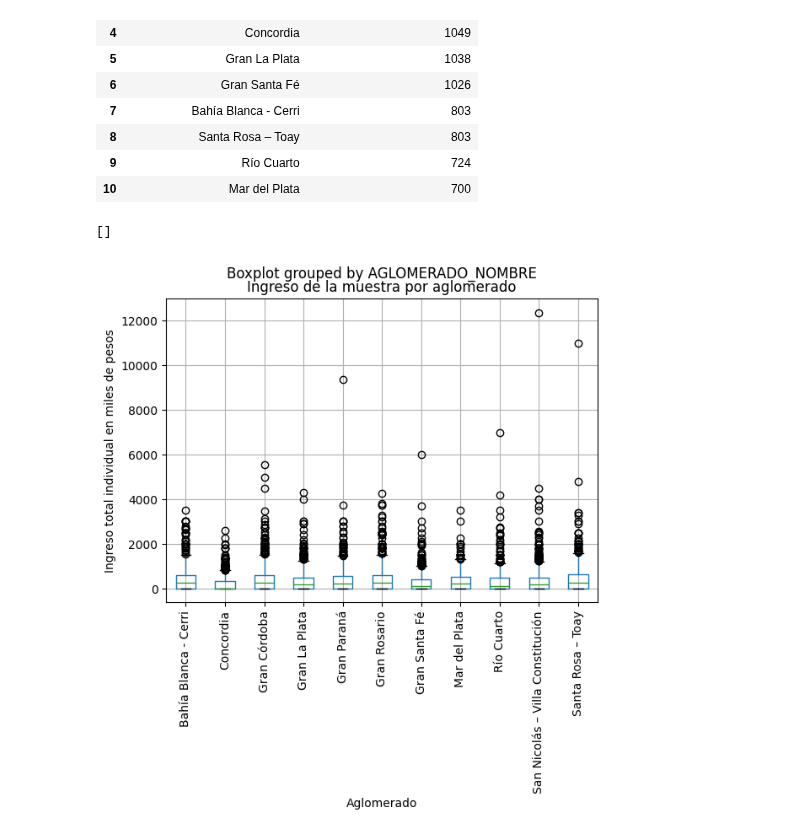
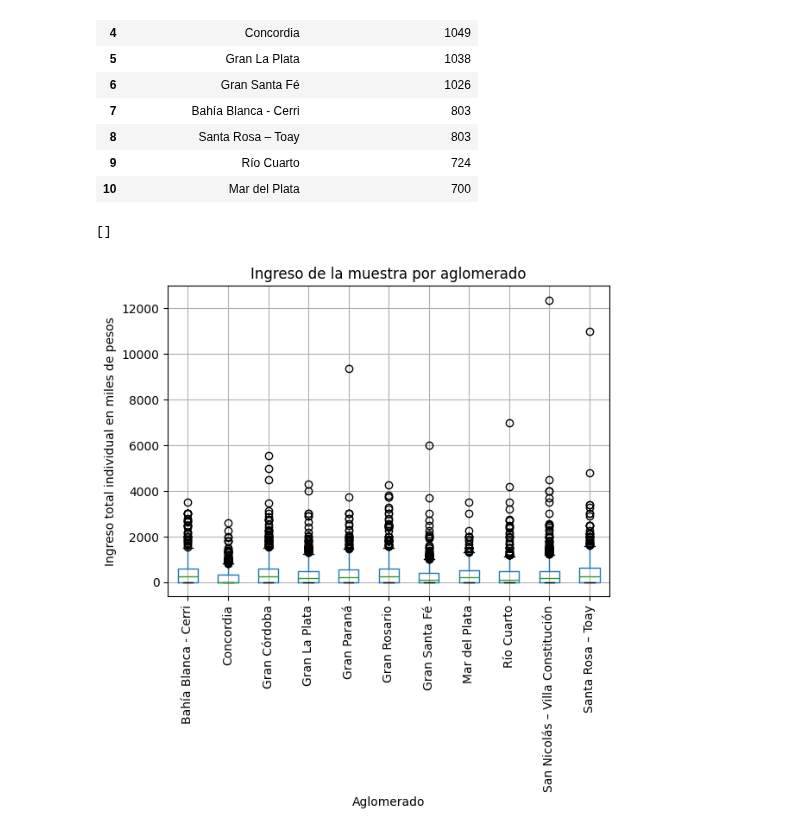
Before and after one commit to LMatiPerez/AnalisisDeDatosI_G5, a Jupyter notebook: graficos_grupo_5.ipynb, the cells around one changed output. Saved outputs shown, nothing was run; the diff lists cells and outputs as text; code cells hidden in the pictures.

```diff
--- a/graficos_grupo_5.ipynb
+++ b/graficos_grupo_5.ipynb
@@ -127,14 +153,17 @@ hogares_personas[hogares_personas["ingreso"]!=-9].merge(aglomerados, left_on="AG
 # %%
 con_aglomerados = hogares_personas[hogares_personas["ingreso"]!=-9].merge(aglomerados, left_on="AGLOMERADO_x", right_on="AGLOMERADO")
 con_aglomerados.loc[con_aglomerados["ingreso"]>0, "ingreso"] = con_aglomerados["ingreso"]/1000
 nombres = con_aglomerados["AGLOMERADO_NOMBRE"].unique()
 # plotdata = [con_aglomerados[con_aglomerados["AGLOMERADO_NOMBRE"]==nombre] for nombre in nombres if nombre =="Concordia"]
-con_aglomerados.boxplot("ingreso", by="AGLOMERADO_NOMBRE")
+axes = con_aglomerados.boxplot("ingreso", by="AGLOMERADO_NOMBRE")
+fig = axes.get_figure()
+fig.suptitle('')
+
 plt.xticks(rotation=90)
 plt.title("Ingreso de la muestra por aglomerado")
 plt.ylabel("Ingreso total individual en miles de pesos")
 plt.xlabel("Aglomerado")
 plt.plot()
 # %% [output]
 []
-[figure, old version]
+[figure, new version]
```
Also changed, not shown: parts of 9 cells of this notebook.
